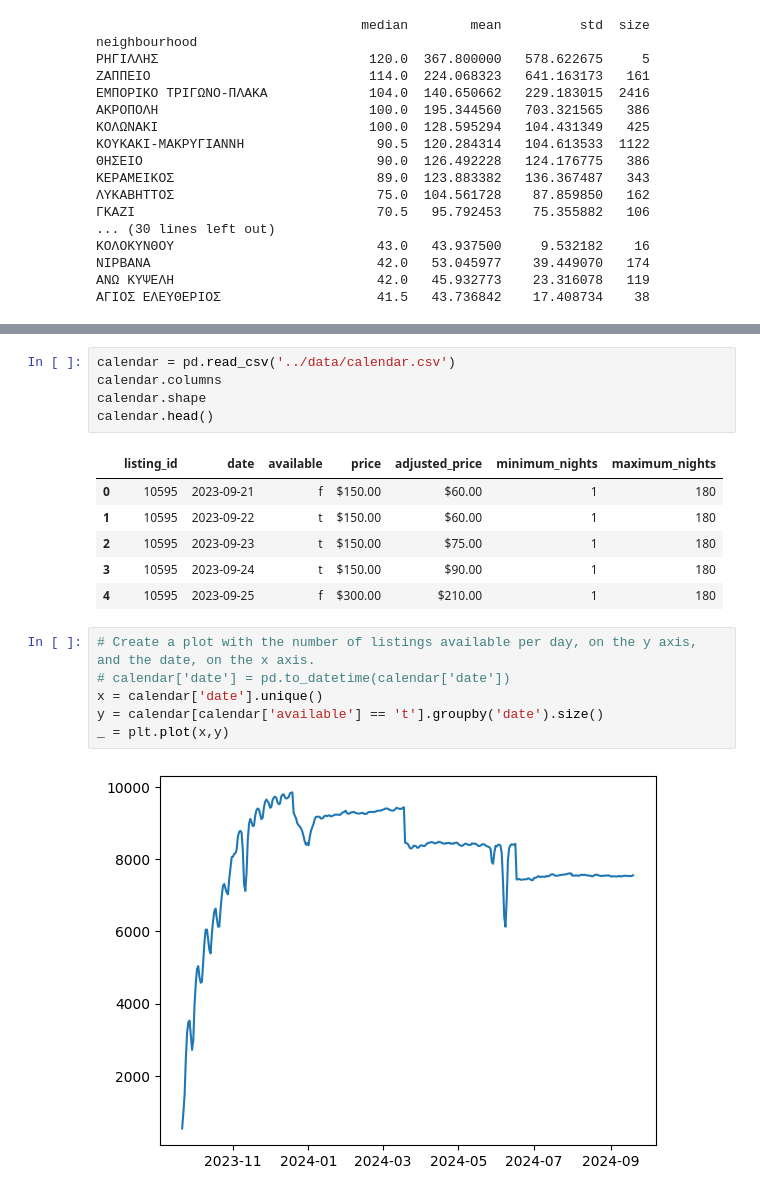
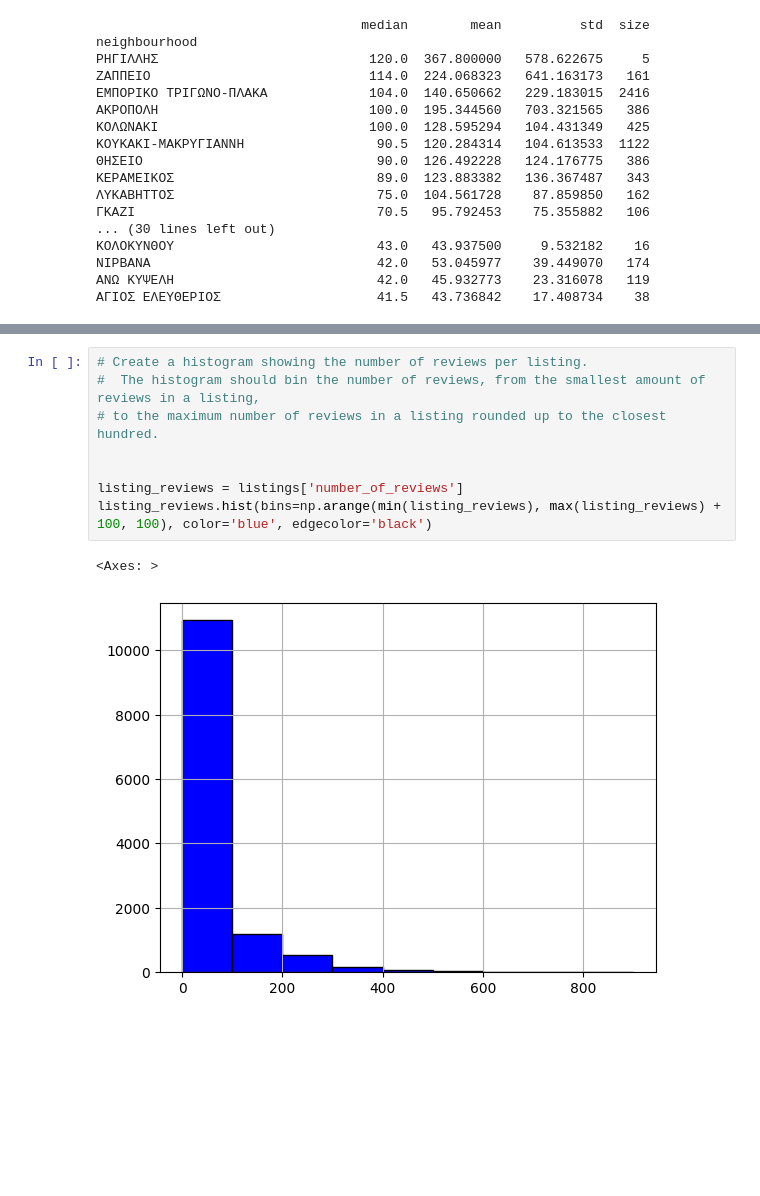
Before and after one commit to nickkatsios/airbnb-athens-analysis, a Jupyter notebook: airbnb_athens_analysis/assignment.ipynb, the cells around one changed output, grey strips where cells are left out. Saved outputs shown, nothing was run; the diff lists cells and outputs as text; blank space fills up the shorter version.

```diff
--- a/airbnb_athens_analysis/assignment.ipynb
+++ b/airbnb_athens_analysis/assignment.ipynb
@@ -84,20 +95,11 @@ _ = plt.plot(x,y)
-# %%
-calendar = pd.read_csv('../data/calendar.csv')
-calendar.columns
-calendar.shape
-calendar.head()
-# %% [output]
-|  | listing_id | date | available | price | adjusted_price | minimum_nights | maximum_nights |
-| 0 | 10595 | 2023-09-21 | f | $150.00 | $60.00 | 1 | 180 |
-| 1 | 10595 | 2023-09-22 | t | $150.00 | $60.00 | 1 | 180 |
-| 2 | 10595 | 2023-09-23 | t | $150.00 | $75.00 | 1 | 180 |
-| 3 | 10595 | 2023-09-24 | t | $150.00 | $90.00 | 1 | 180 |
-| 4 | 10595 | 2023-09-25 | f | $300.00 | $210.00 | 1 | 180 |
-# %%
-# Create a plot with the number of listings available per day, on the y axis, and the date, on the x axis.
-# calendar['date'] = pd.to_datetime(calendar['date'])
-x = calendar['date'].unique()
-y = calendar[calendar['available'] == 't'].groupby('date').size()
-_ = plt.plot(x,y)
-# %% [output]
-[figure, removed]
+# %%
+# Create a histogram showing the number of reviews per listing.
+#  The histogram should bin the number of reviews, from the smallest amount of reviews in a listing,
+# to the maximum number of reviews in a listing rounded up to the closest hundred.
+
+
+listing_reviews = listings['number_of_reviews']
+listing_reviews.hist(bins=np.arange(min(listing_reviews), max(listing_reviews) + 100, 100), color='blue', edgecolor='black')
+# %% [output]
+<Axes: >
+[figure, added]
```
Also changed, not shown: parts of 9 cells of this notebook.
